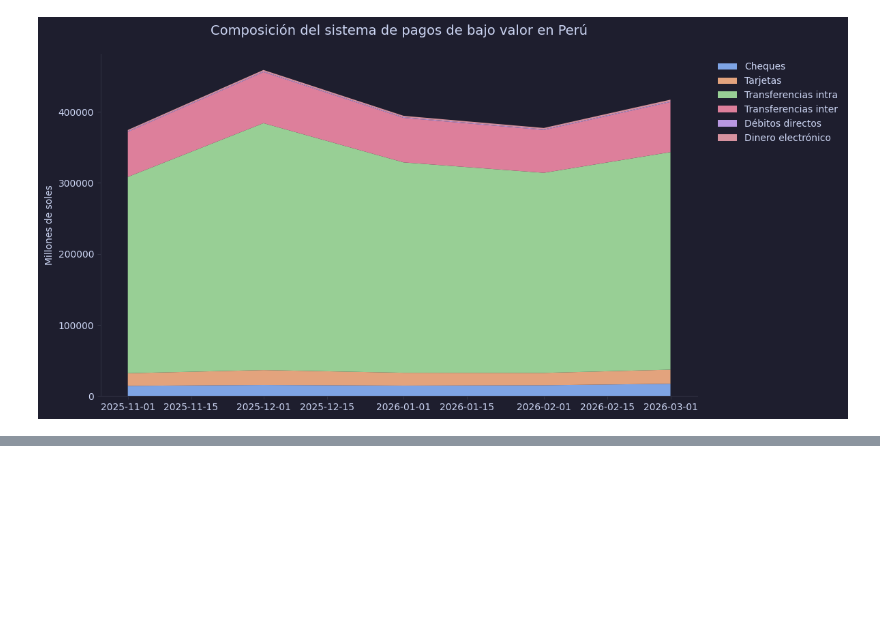
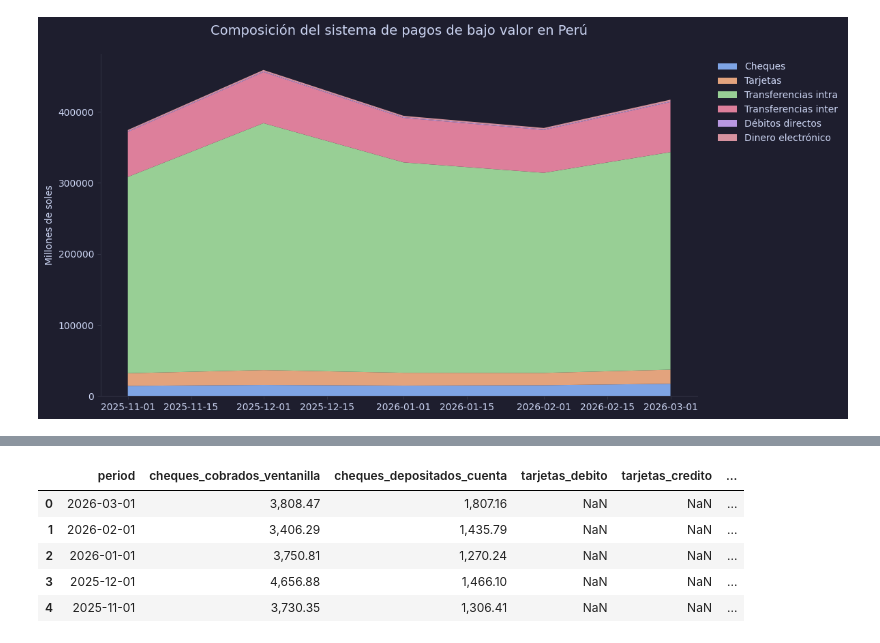
Before and after one commit to FerCorcuera/BCRP-ANALYTICS, a Jupyter notebook: payment-system/notebooks/exploring_data.ipynb, the cells around one changed output, grey strips where cells are left out. Saved outputs shown, nothing was run; the diff lists cells and outputs as text; code cells hidden in the pictures; blank space fills up the shorter version.

```diff
--- a/payment-system/notebooks/exploring_data.ipynb
+++ b/payment-system/notebooks/exploring_data.ipynb
@@ -333,0 +323,26 @@ plt.show()
+# %%
+codes_names_montos_medios_pago = {
+    "PN09398SM": "cheques_cobrados_ventanilla",
+    "PN09399SM": "cheques_depositados_cuenta",
+    "PN09401SM": "tarjetas_debito",
+    "PN09404SM": "tarjetas_credito",
+    "PN09407SM": "transferencias_credito",
+    "PN09409SM": "transferencias_credito_cce",
+    "PN09411SM": "debitos_directos_misma_entidad",
+    "PN09412SM": "cajeros_automaticos",
+    "PN09413SM": "cajeros_automaticos_retiro_efectivo",
+    "PN09414SM": "cajeros_automaticos_pagos",
+    "PN09415SM": "banca_virtual",
+    "PN09416SM": "banca_virtual_pagos",
+}
+# %%
+df_nocash_mn = build_bcrp_dataset(codes_names_montos_medios_pago)
+# %%
+df_nocash_mn.head(5)
+# %% [output]
+|  | period | cheques_cobrados_ventanilla | cheques_depositados_cuenta | tarjetas_debito | tarjetas_credito | ... |
+| 0 | 2026-03-01 | 3,808.47 | 1,807.16 | NaN | NaN | ... |
+| 1 | 2026-02-01 | 3,406.29 | 1,435.79 | NaN | NaN | ... |
+| 2 | 2026-01-01 | 3,750.81 | 1,270.24 | NaN | NaN | ... |
+| 3 | 2025-12-01 | 4,656.88 | 1,466.10 | NaN | NaN | ... |
+| 4 | 2025-11-01 | 3,730.35 | 1,306.41 | NaN | NaN | ... |
```
Also changed, not shown: parts of 18 cells of this notebook, 1 other file.
